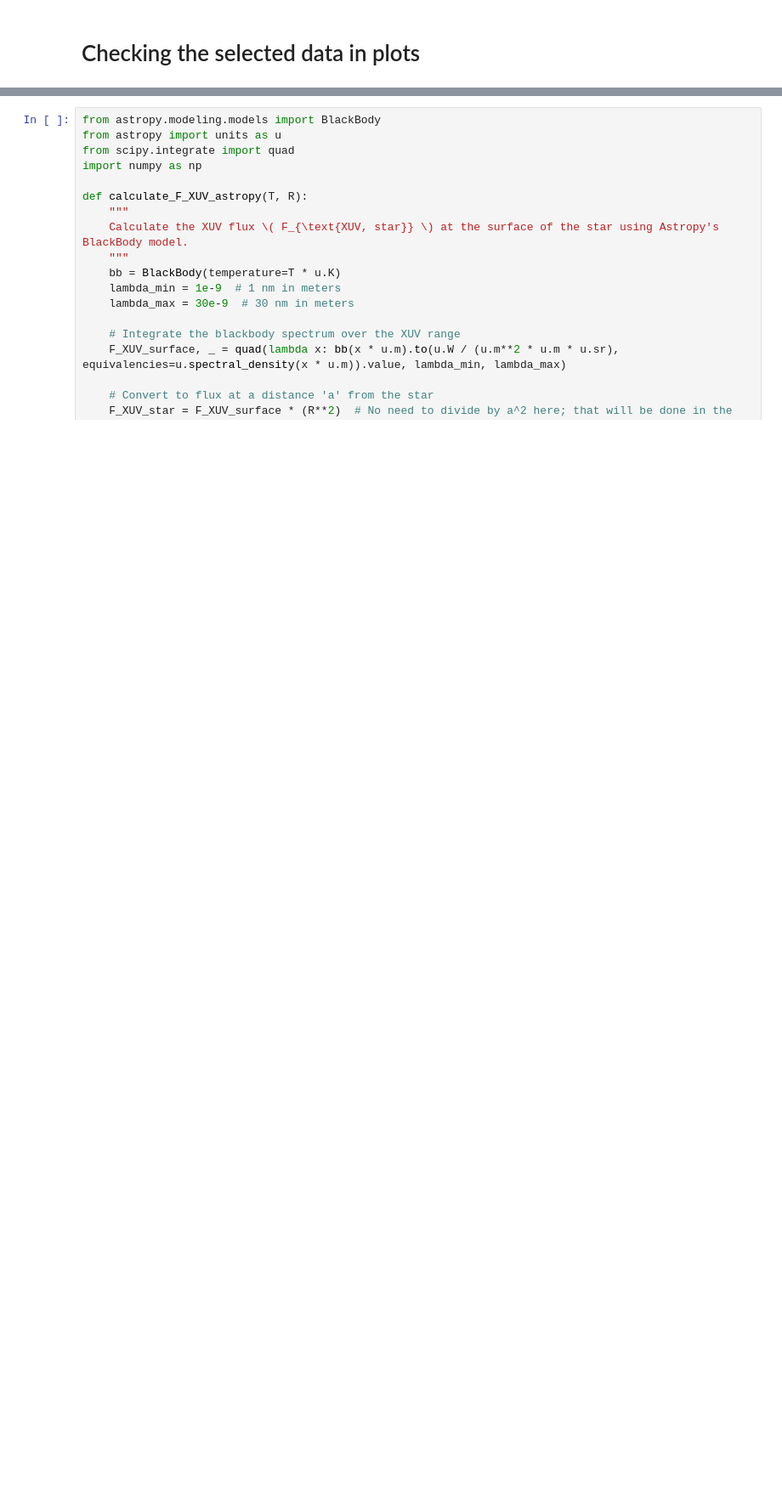
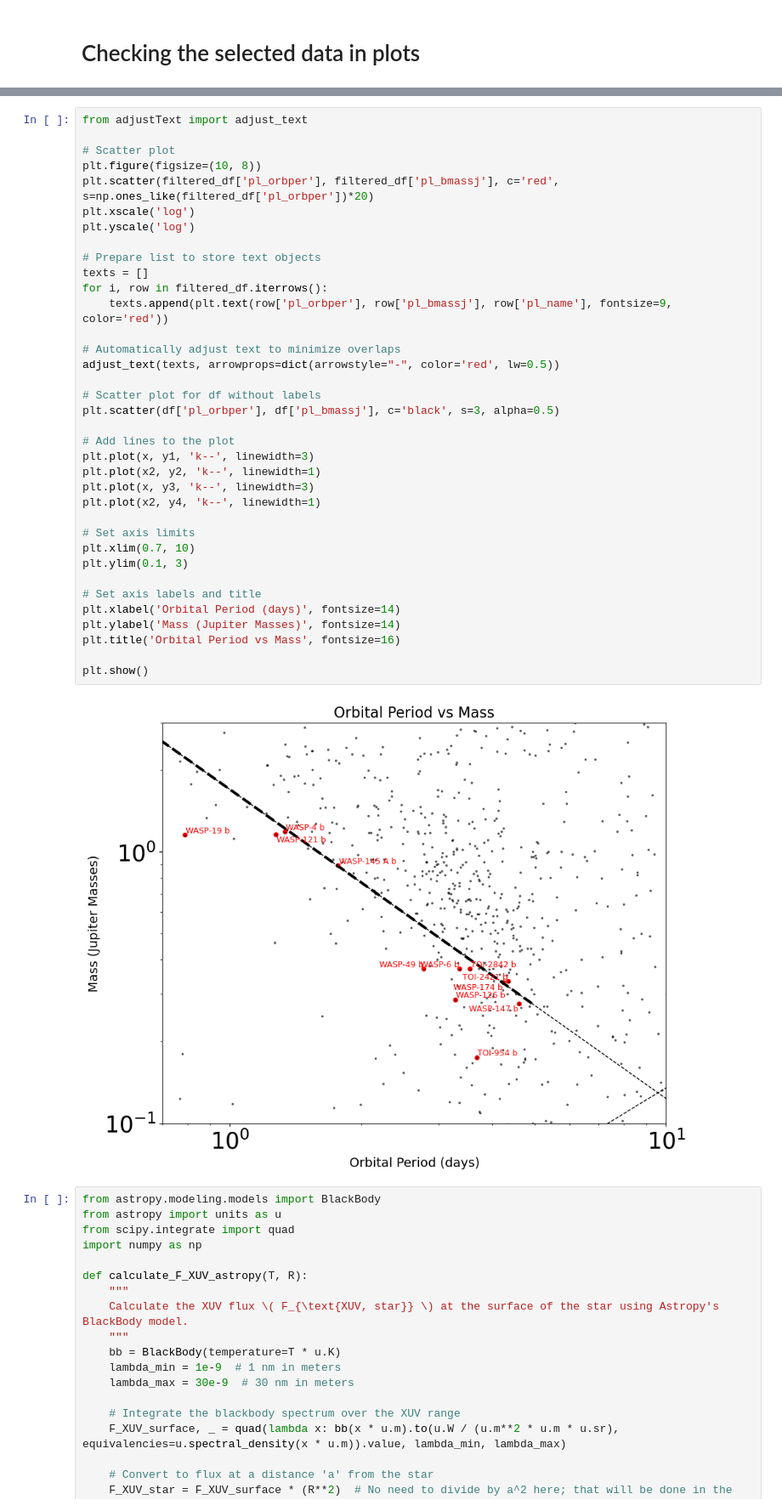
Before and after one commit to RicardoRamirezReyes/ExoPlan, a Jupyter notebook: ipython_notebook/2-Planet Parameters/NASA Check Selected planets.ipynb, the cells around one changed output, grey strips where cells are left out. Shown at 85% size. Drawn from its saved outputs; the diff is of its cells as text; blank space fills up the shorter version.

```diff
--- a/ipython_notebook/2-Planet Parameters/NASA Check Selected planets.ipynb
+++ b/ipython_notebook/2-Planet Parameters/NASA Check Selected planets.ipynb
@@ -119,3 +184,41 @@ F
+# %%
+from adjustText import adjust_text
+
+# Scatter plot
+plt.figure(figsize=(10, 8))
+plt.scatter(filtered_df['pl_orbper'], filtered_df['pl_bmassj'], c='red', s=np.ones_like(filtered_df['pl_orbper'])*20)
+plt.xscale('log')
+plt.yscale('log')
+
+# Prepare list to store text objects
+texts = []
+for i, row in filtered_df.iterrows():
+    texts.append(plt.text(row['pl_orbper'], row['pl_bmassj'], row['pl_name'], fontsize=9, color='red'))
+
+# Automatically adjust text to minimize overlaps
+adjust_text(texts, arrowprops=dict(arrowstyle="-", color='red', lw=0.5))
+
+# Scatter plot for df without labels
+plt.scatter(df['pl_orbper'], df['pl_bmassj'], c='black', s=3, alpha=0.5)
+
+# Add lines to the plot
+plt.plot(x, y1, 'k--', linewidth=3)
+plt.plot(x2, y2, 'k--', linewidth=1)
+plt.plot(x, y3, 'k--', linewidth=3)
+plt.plot(x2, y4, 'k--', linewidth=1)
+
+# Set axis limits
+plt.xlim(0.7, 10)
+plt.ylim(0.1, 3)
+
+# Set axis labels and title
+plt.xlabel('Orbital Period (days)', fontsize=14)
+plt.ylabel('Mass (Jupiter Masses)', fontsize=14)
+plt.title('Orbital Period vs Mass', fontsize=16)
+
+plt.show()
+# %% [output]
+[figure, added]
 # %%
 from astropy.modeling.models import BlackBody
 from astropy import units as u
```
Also changed, not shown: parts of 15 cells of this notebook, 4 other files.
